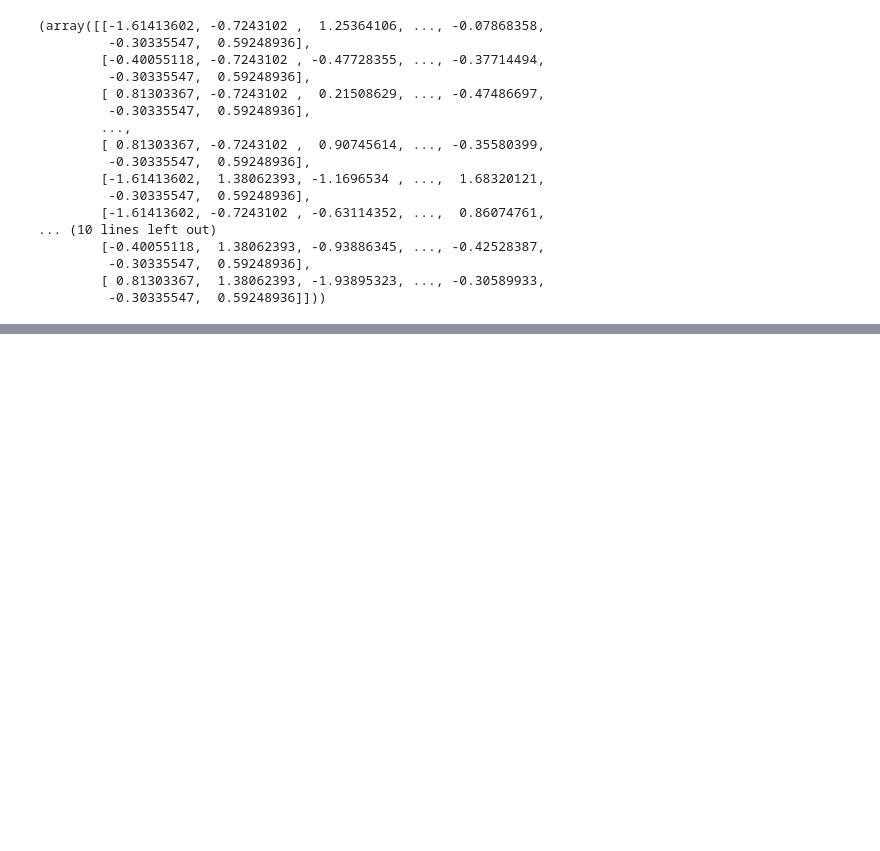
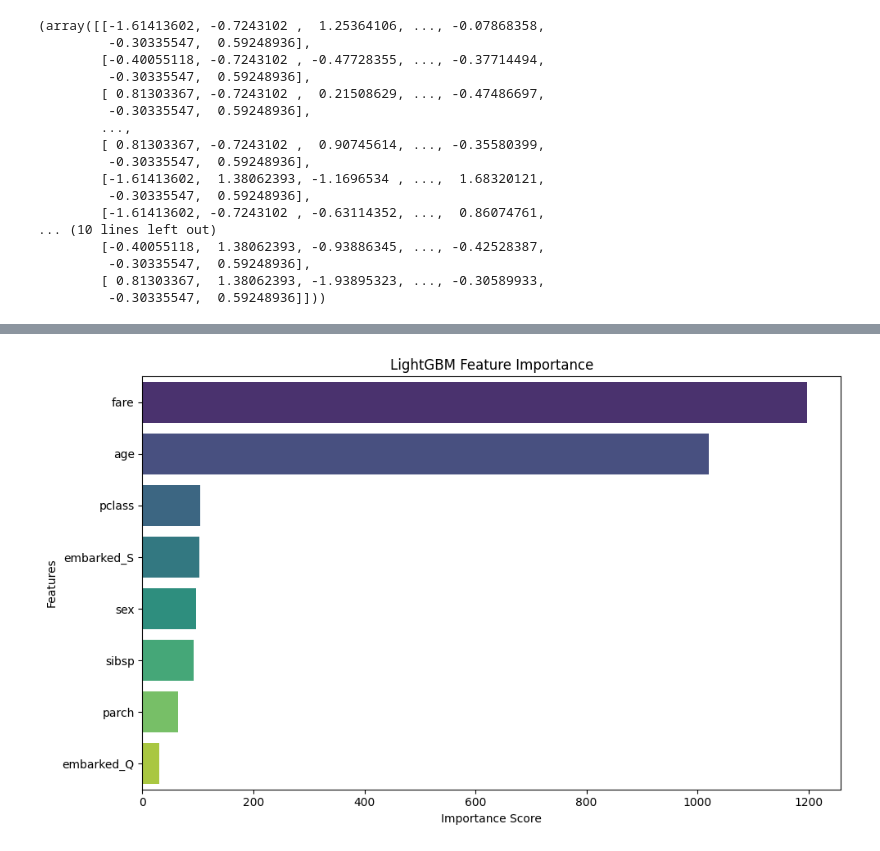
Before and after one commit to SanjayBista1010/Classification, a Jupyter notebook: TitanicBoosting.ipynb, the cells around one changed output, grey strips where cells are left out. Drawn from its saved outputs; the diff is of its cells as text; code cells hidden in the pictures; blank space fills up the shorter version.

```diff
--- a/TitanicBoosting.ipynb
+++ b/TitanicBoosting.ipynb
@@ -172,0 +289,21 @@ X_train_scaled, X_test_scaled
+# %%
+import lightgbm as lgb
+
+lgbm_model = lgb.LGBMClassifier(
+    boosting_type='gbdt',
+    num_leaves=31,
+    max_depth=-1,
+    learning_rate=0.1,
+    n_estimators=100,
+    subsample=1.0,
+    colsample_bytree=1.0,
+    reg_lambda=0.0,
+    random_state=42
+)
+lgbm_model.fit(X_train, y_train)
+
+y_pred = lgbm_model.predict(X_test)
+
+print("Confusion Matrix:\n", confusion_matrix(y_test, y_pred))
+print("\nClassification Report:\n", classification_report(y_test, y_pred))
+print("\nAccuracy Score:", accuracy_score(y_test, y_pred))
@@ -172,0 +328,12 @@ X_train_scaled, X_test_scaled
+# %%
+feature_imp = pd.Series(lgbm_model.feature_importances_, index=X.columns).sort_values(ascending=False)
+
+plt.figure(figsize=(10, 6))
+sns.barplot( x=feature_imp.values, y=feature_imp.index, hue=feature_imp.index, palette='viridis', legend=False)
+plt.title("LightGBM Feature Importance")
+plt.xlabel("Importance Score")
+plt.ylabel("Features")
+plt.tight_layout()
+plt.show()
+# %% [output]
+[figure, added]
```
Also changed, not shown: parts of 9 cells of this notebook.
